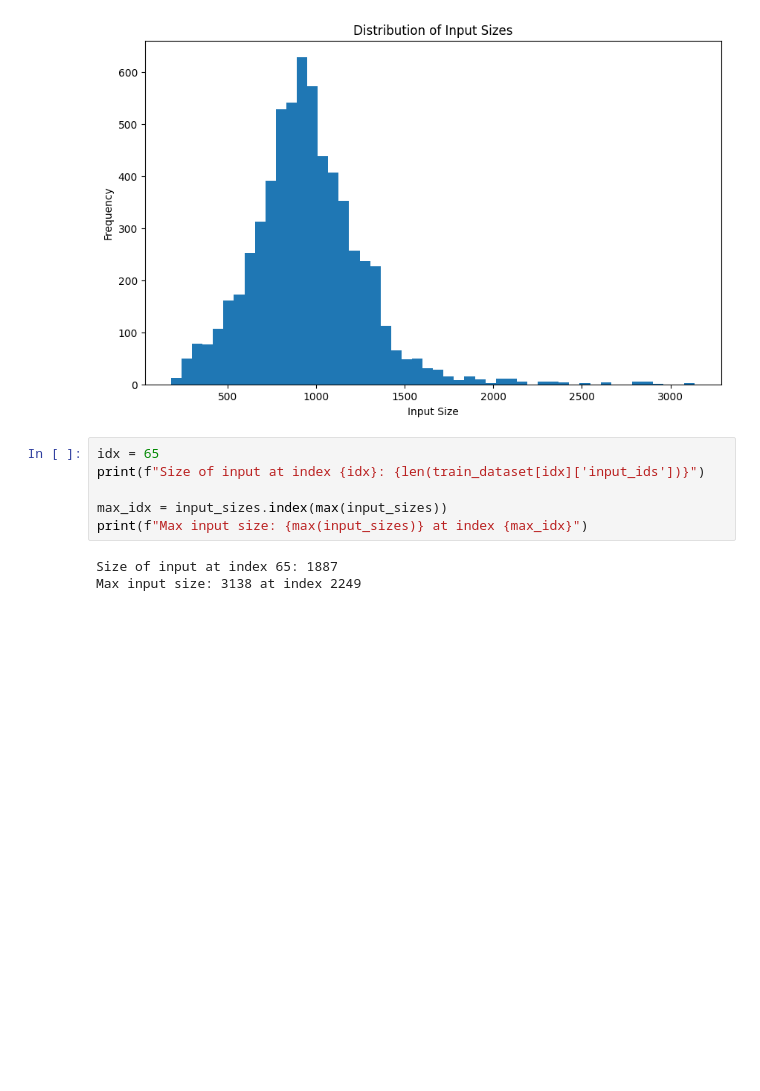
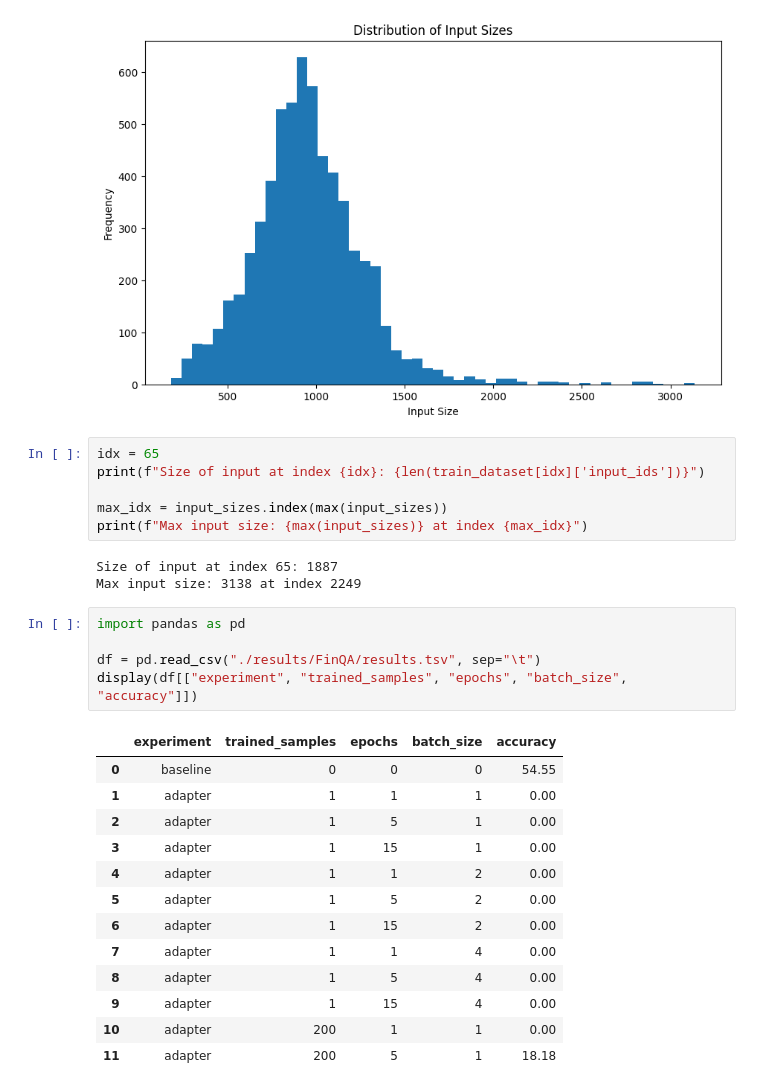
Before and after one commit to EmpiriNLP/FrugalML, a Jupyter notebook: notebook.ipynb, the cells around one changed output. Drawn from its saved outputs; the diff is of its cells as text; blank space fills up the shorter version.

Commit message:
Prepare automated experiments

```diff
--- a/notebook.ipynb
+++ b/notebook.ipynb
@@ -207,3 +207,22 @@ print(f"Max input size: {max(input_sizes)} at index {max_idx}")
 # %% [output]
 Size of input at index 65: 1887
 Max input size: 3138 at index 2249
+# %%
+import pandas as pd
+
+df = pd.read_csv("./results/FinQA/results.tsv", sep="\t")
+display(df[["experiment", "trained_samples", "epochs", "batch_size", "accuracy"]])
+# %% [output]
+|  | experiment | trained_samples | epochs | batch_size | accuracy |
+| 0 | baseline | 0 | 0 | 0 | 54.55 |
+| 1 | adapter | 1 | 1 | 1 | 0.00 |
+| 2 | adapter | 1 | 5 | 1 | 0.00 |
+| 3 | adapter | 1 | 15 | 1 | 0.00 |
+| 4 | adapter | 1 | 1 | 2 | 0.00 |
+| 5 | adapter | 1 | 5 | 2 | 0.00 |
+| 6 | adapter | 1 | 15 | 2 | 0.00 |
+| 7 | adapter | 1 | 1 | 4 | 0.00 |
+| 8 | adapter | 1 | 5 | 4 | 0.00 |
+| 9 | adapter | 1 | 15 | 4 | 0.00 |
+| 10 | adapter | 200 | 1 | 1 | 0.00 |
+| 11 | adapter | 200 | 5 | 1 | 18.18 |
```
Also changed, not shown: 1 other file.
